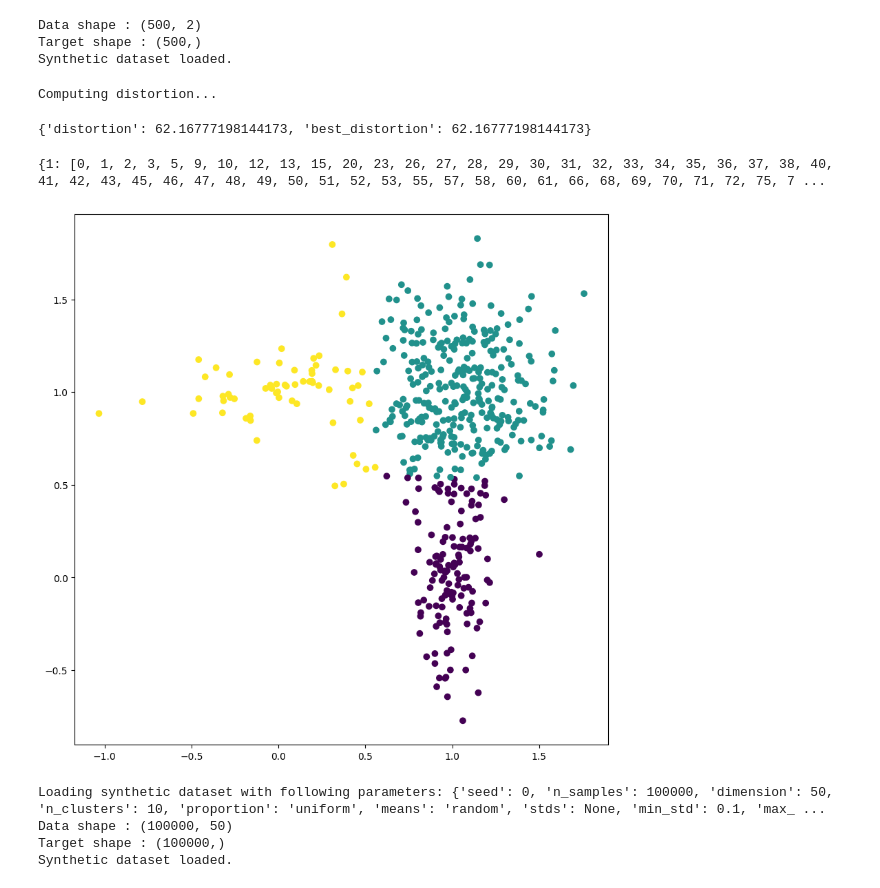
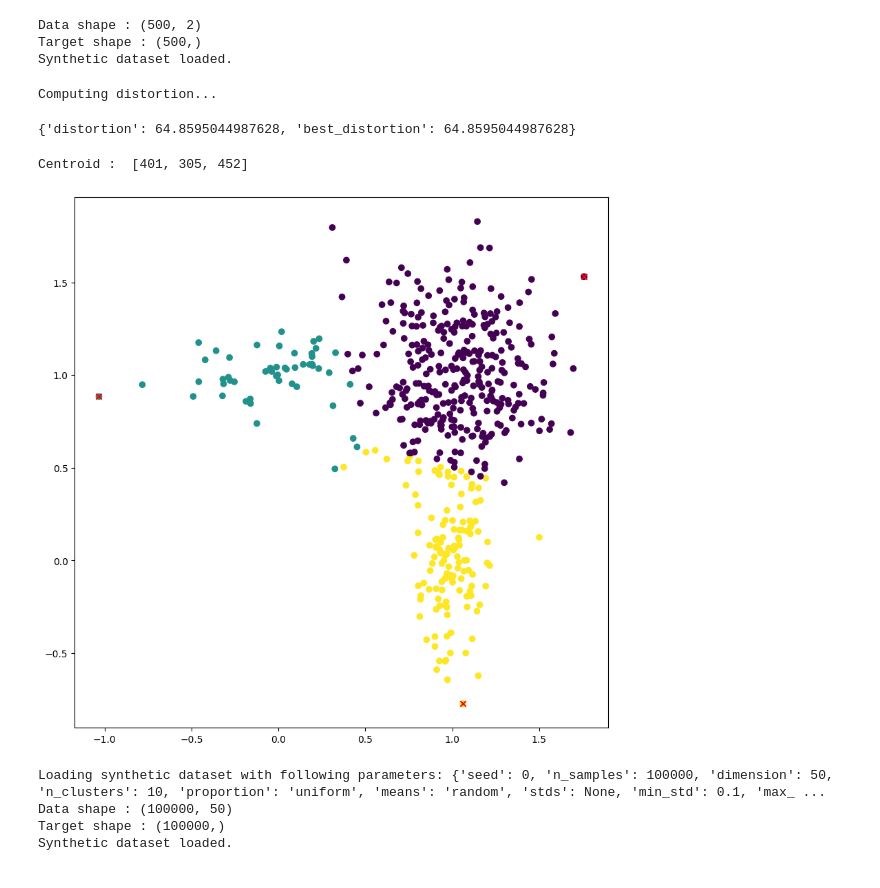
Before and after one commit to tboulet/PCA-guided-K-means, a Jupyter notebook: perf_time.ipynb, the cells around one changed output. Drawn from its saved outputs; the diff is of its cells as text; code cells hidden in the pictures.

```diff
--- a/perf_time.ipynb
+++ b/perf_time.ipynb
@@ -32,16 +32,17 @@ config_algo = {
     "k": 3,
 }
 
-result = KMeansPlusPlusAlgorithm(config_algo).fit(ds.x_data)
+result, centroid = KKZ_Algorithm(config_algo).fit(ds.x_data)
 # %%
 DistortionMetric({}).compute_metrics(ds, result)
 # %% [output]
 Computing distortion...
-{'distortion': 62.16777198144173, 'best_distortion': 62.16777198144173}
+{'distortion': 64.8595044987628, 'best_distortion': 64.8595044987628}
-# %%
-print(result)
-# %% [output]
-{1: [0, 1, 2, 3, 5, 9, 10, 12, 13, 15, 20, 23, 26, 27, 28, 29, 30, 31, 32, 33, 34, 35, 36, 37, 38, 40, 41, 42, 43, 45, 46, 47, 48, 49, 50, 51, 52, 53, 55, 57, 58, 60, 61, 66, 68, 69, 70, 71, 72, 75, 7 ...
+# %%
+
+print("Centroid : ", centroid)
+# %% [output]
+Centroid :  [401, 305, 452]
 # %%
 # convert result to array of labels
 labels = np.zeros(ds.x_data.shape[0])
@@ -50,10 +51,11 @@ for k, v in result.items():
 # %%
 # display result
 plt.figure(figsize=(10,10))
 plt.scatter(ds.x_data[:,0], ds.x_data[:,1], c=labels)
+plt.scatter(ds.x_data[centroid,0], ds.x_data[centroid,1], c='red', marker='x')
 plt.show()
 # %% [output]
-[figure, old version]
+[figure, new version]
 # %%
 # performance time test for kmeans++ with synthetic dataset
 config_data = {
```
Also changed, not shown: 4 other files.
